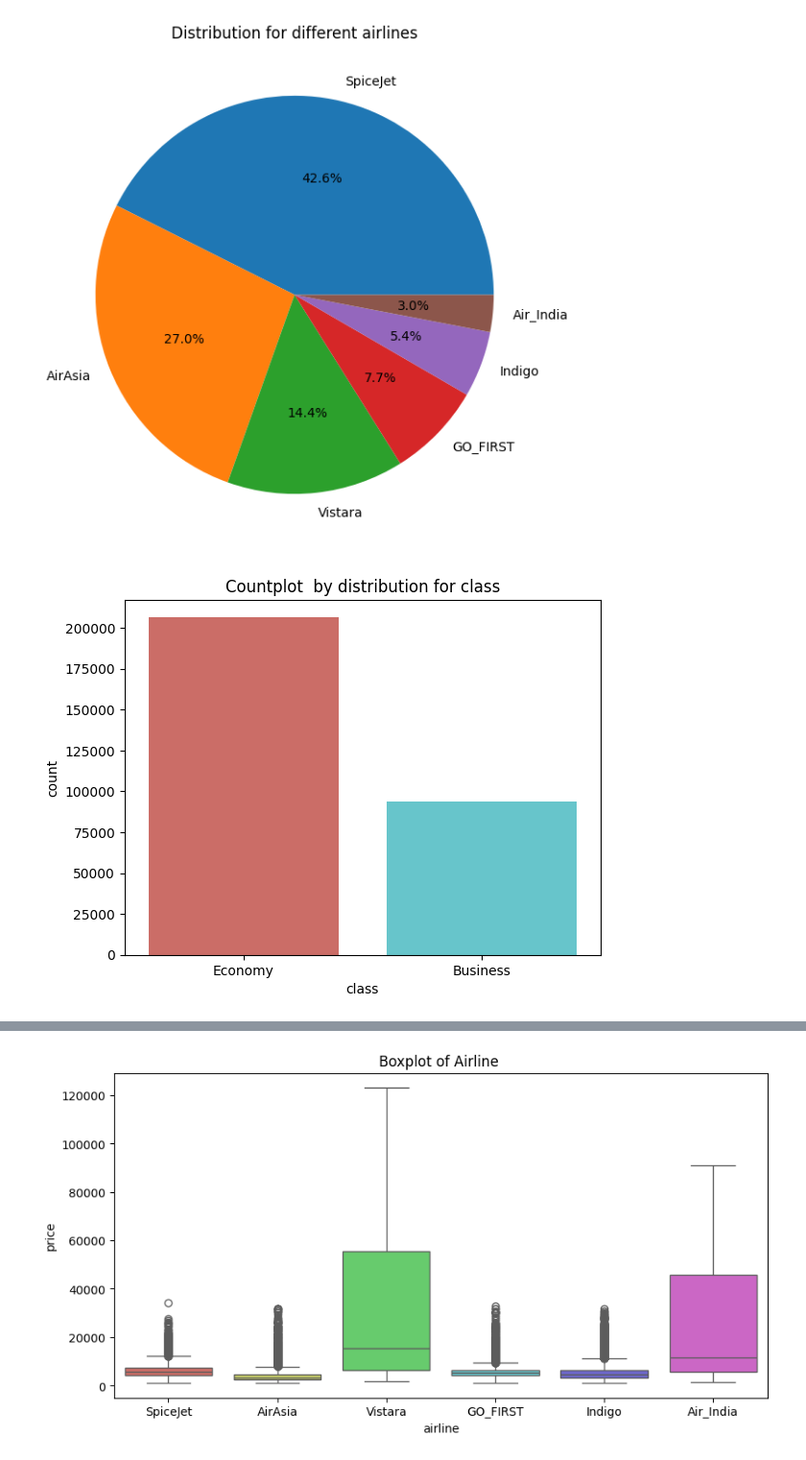
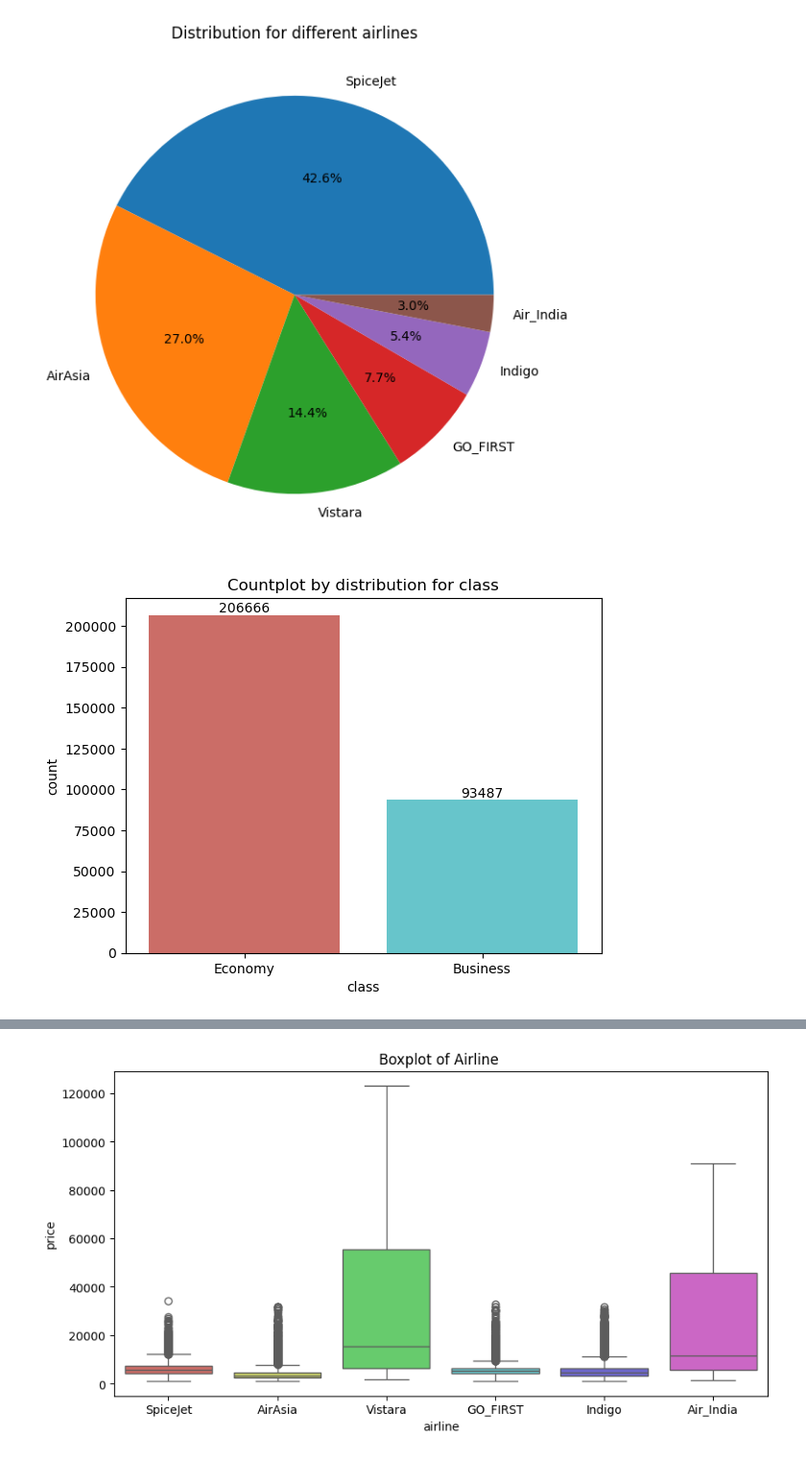
Before and after one commit to Aarzooj/CS343-Machine-Learning-Project, a Jupyter notebook: ML_midreport_EDA.ipynb, the cells around one changed output, grey strips where cells are left out. Shown at 96% size. Saved outputs shown, nothing was run; the diff lists cells and outputs as text; code cells hidden in the pictures.

```diff
--- a/ML_midreport_EDA.ipynb
+++ b/ML_midreport_EDA.ipynb
@@ -11,6 +11,6 @@ warnings.filterwarnings('ignore')
 # %% [markdown]
 Loading data
 # %%
-df = pd.read_csv('Clean_Dataset.csv')
+df = pd.read_csv('datasets\Clean_Dataset.csv',index_col=0)
 df.head()
 # %% [output]
@@ -114,10 +110,11 @@ plt.show()
 # %% [output]
 [figure]
 # %%
-sns.countplot(x=df['class'], data=df, palette = 'hls')
-plt.title(f'Countplot  by distribution for class')
+ax = sns.countplot(x=df['class'], data=df, palette='hls')
+ax.bar_label(ax.containers[0])
+plt.title('Countplot by distribution for class')
 plt.show()
 # %% [output]
-[figure, old version]
+[figure, new version]
 # %%
 fig, axs = plt.subplots(1, 2, figsize=(16, 6))
```
Also changed, not shown: parts of 10 cells of this notebook.
